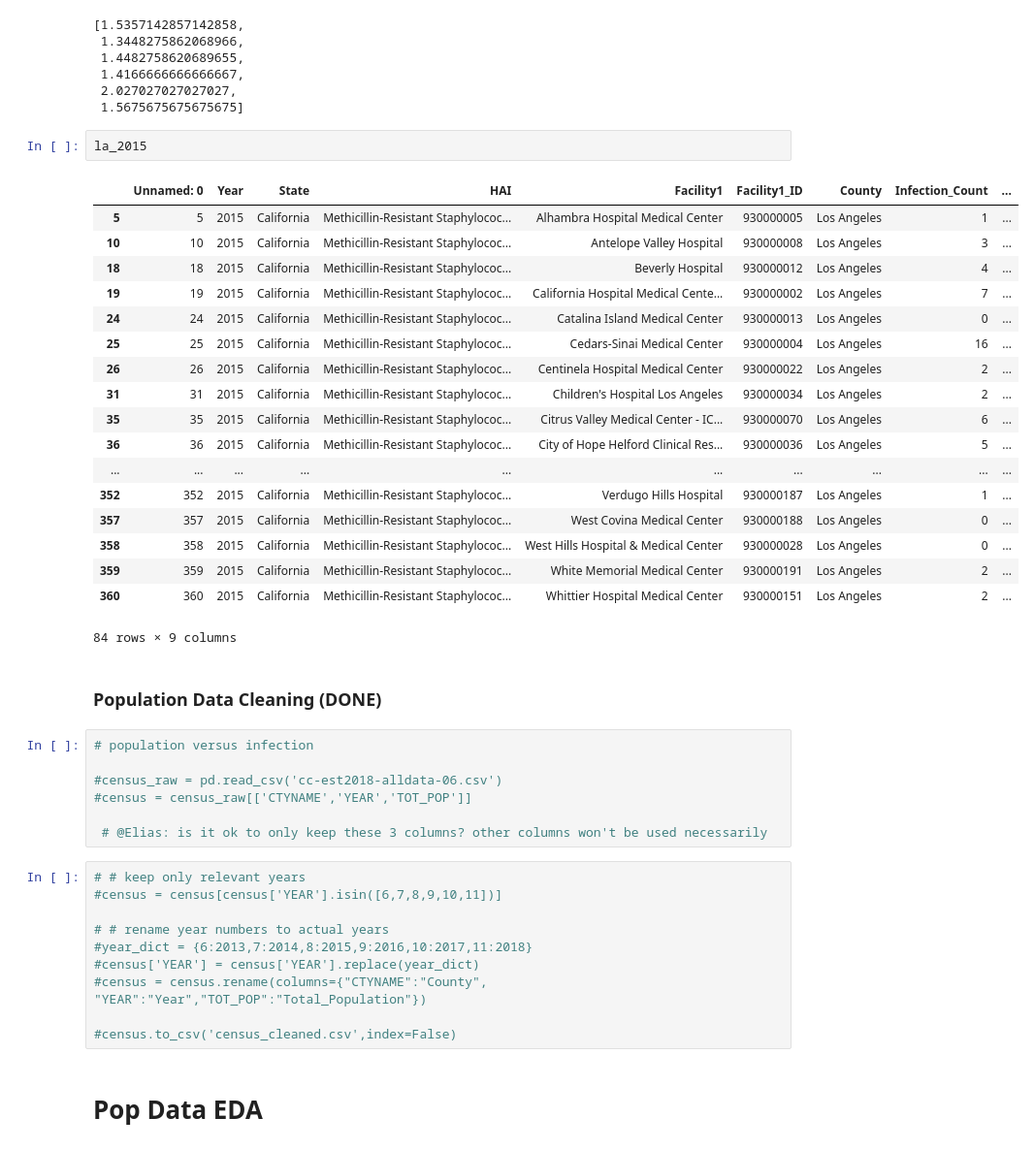
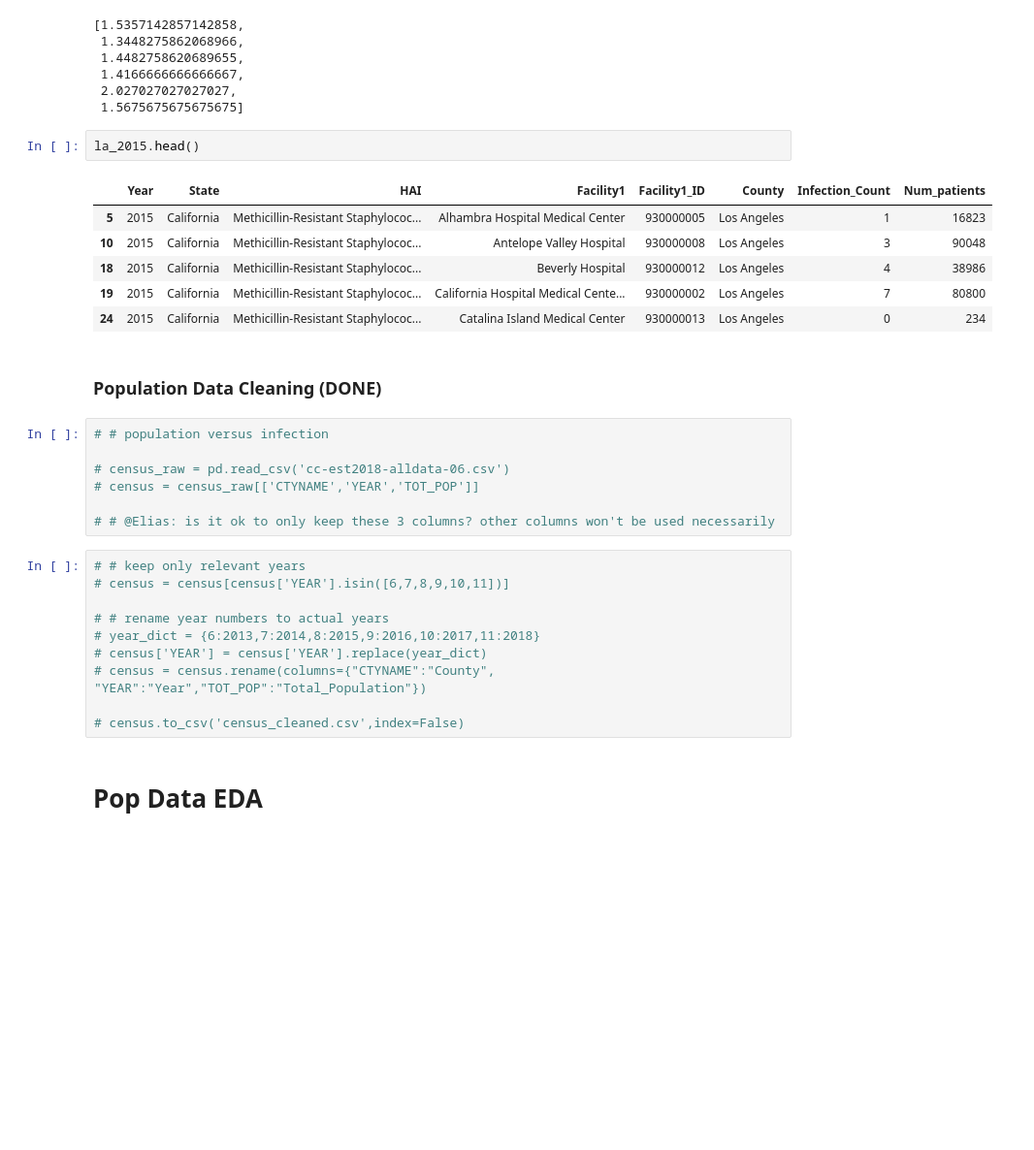
Before and after one commit to ds-modules/MCB-50, a Jupyter notebook: Data Exploration.ipynb, the cells around one changed output. Shown at 97% size. Cells and saved outputs as stored; diff of their text form; blank space fills up the shorter version.

```diff
--- a/Data Exploration.ipynb
+++ b/Data Exploration.ipynb
@@ -334,45 +313,33 @@ avg_inf_year_orange
  2.027027027027027,
  1.5675675675675675]
 # %%
-la_2015
+la_2015.head()
 # %% [output]
-|  | Unnamed: 0 | Year | State | HAI | Facility1 | Facility1_ID | County | Infection_Count | ... |
-| 5 | 5 | 2015 | California | Methicillin-Resistant Staphylococ... | Alhambra Hospital Medical Center | 930000005 | Los Angeles | 1 | ... |
-| 10 | 10 | 2015 | California | Methicillin-Resistant Staphylococ... | Antelope Valley Hospital | 930000008 | Los Angeles | 3 | ... |
-| 18 | 18 | 2015 | California | Methicillin-Resistant Staphylococ... | Beverly Hospital | 930000012 | Los Angeles | 4 | ... |
-| 19 | 19 | 2015 | California | Methicillin-Resistant Staphylococ... | California Hospital Medical Cente... | 930000002 | Los Angeles | 7 | ... |
-| 24 | 24 | 2015 | California | Methicillin-Resistant Staphylococ... | Catalina Island Medical Center | 930000013 | Los Angeles | 0 | ... |
-| 25 | 25 | 2015 | California | Methicillin-Resistant Staphylococ... | Cedars-Sinai Medical Center | 930000004 | Los Angeles | 16 | ... |
-| 26 | 26 | 2015 | California | Methicillin-Resistant Staphylococ... | Centinela Hospital Medical Center | 930000022 | Los Angeles | 2 | ... |
-| 31 | 31 | 2015 | California | Methicillin-Resistant Staphylococ... | Children's Hospital Los Angeles | 930000034 | Los Angeles | 2 | ... |
-| 35 | 35 | 2015 | California | Methicillin-Resistant Staphylococ... | Citrus Valley Medical Center - IC... | 930000070 | Los Angeles | 6 | ... |
-| 36 | 36 | 2015 | California | Methicillin-Resistant Staphylococ... | City of Hope Helford Clinical Res... | 930000036 | Los Angeles | 5 | ... |
-| ... | ... | ... | ... | ... | ... | ... | ... | ... | ... |
-| 352 | 352 | 2015 | California | Methicillin-Resistant Staphylococ... | Verdugo Hills Hospital | 930000187 | Los Angeles | 1 | ... |
-| 357 | 357 | 2015 | California | Methicillin-Resistant Staphylococ... | West Covina Medical Center | 930000188 | Los Angeles | 0 | ... |
-| 358 | 358 | 2015 | California | Methicillin-Resistant Staphylococ... | West Hills Hospital & Medical Center | 930000028 | Los Angeles | 0 | ... |
-| 359 | 359 | 2015 | California | Methicillin-Resistant Staphylococ... | White Memorial Medical Center | 930000191 | Los Angeles | 2 | ... |
-| 360 | 360 | 2015 | California | Methicillin-Resistant Staphylococ... | Whittier Hospital Medical Center | 930000151 | Los Angeles | 2 | ... |
+|  | Year | State | HAI | Facility1 | Facility1_ID | County | Infection_Count | Num_patients |
+| 5 | 2015 | California | Methicillin-Resistant Staphylococ... | Alhambra Hospital Medical Center | 930000005 | Los Angeles | 1 | 16823 |
+| 10 | 2015 | California | Methicillin-Resistant Staphylococ... | Antelope Valley Hospital | 930000008 | Los Angeles | 3 | 90048 |
+| 18 | 2015 | California | Methicillin-Resistant Staphylococ... | Beverly Hospital | 930000012 | Los Angeles | 4 | 38986 |
+| 19 | 2015 | California | Methicillin-Resistant Staphylococ... | California Hospital Medical Cente... | 930000002 | Los Angeles | 7 | 80800 |
+| 24 | 2015 | California | Methicillin-Resistant Staphylococ... | Catalina Island Medical Center | 930000013 | Los Angeles | 0 | 234 |
-84 rows × 9 columns
 # %% [markdown]
 ### Population Data Cleaning (DONE)
 # %%
-# population versus infection
+# # population versus infection
 
-#census_raw = pd.read_csv('cc-est2018-alldata-06.csv')
-#census = census_raw[['CTYNAME','YEAR','TOT_POP']]
+# census_raw = pd.read_csv('cc-est2018-alldata-06.csv')
+# census = census_raw[['CTYNAME','YEAR','TOT_POP']]
 
- # @Elias: is it ok to only keep these 3 columns? other columns won't be used necessarily
+# # @Elias: is it ok to only keep these 3 columns? other columns won't be used necessarily
 # %%
 # # keep only relevant years
-#census = census[census['YEAR'].isin([6,7,8,9,10,11])]
+# census = census[census['YEAR'].isin([6,7,8,9,10,11])]
 
 # # rename year numbers to actual years
-#year_dict = {6:2013,7:2014,8:2015,9:2016,10:2017,11:2018}
-#census['YEAR'] = census['YEAR'].replace(year_dict)
-#census = census.rename(columns={"CTYNAME":"County", "YEAR":"Year","TOT_POP":"Total_Population"})
+# year_dict = {6:2013,7:2014,8:2015,9:2016,10:2017,11:2018}
+# census['YEAR'] = census['YEAR'].replace(year_dict)
+# census = census.rename(columns={"CTYNAME":"County", "YEAR":"Year","TOT_POP":"Total_Population"})
 
-#census.to_csv('census_cleaned.csv',index=False)
+# census.to_csv('census_cleaned.csv',index=False)
 # %% [markdown]
 # Pop Data EDA
 # %%
```
Also changed, not shown: parts of 22 cells of this notebook, 19 other files.
